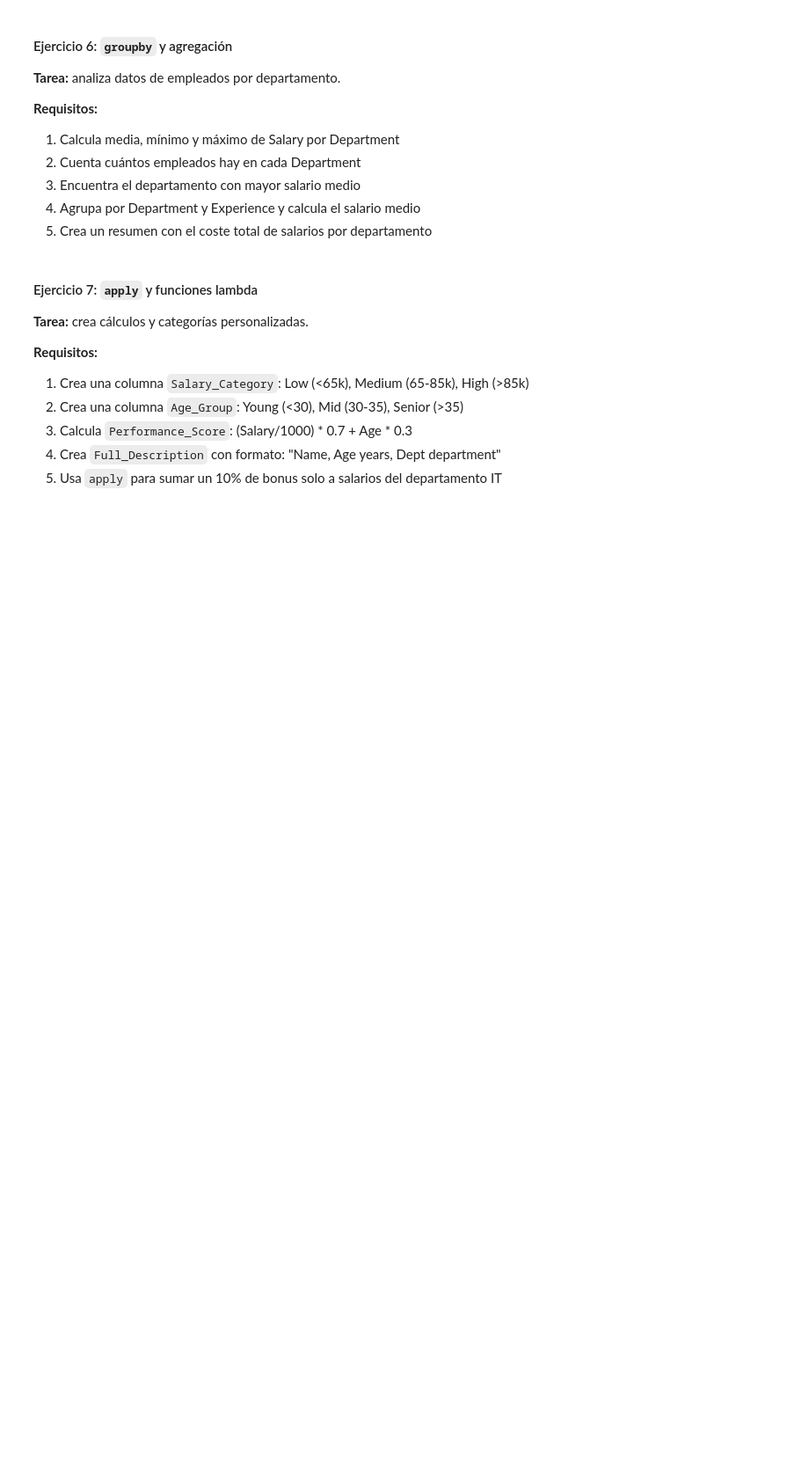
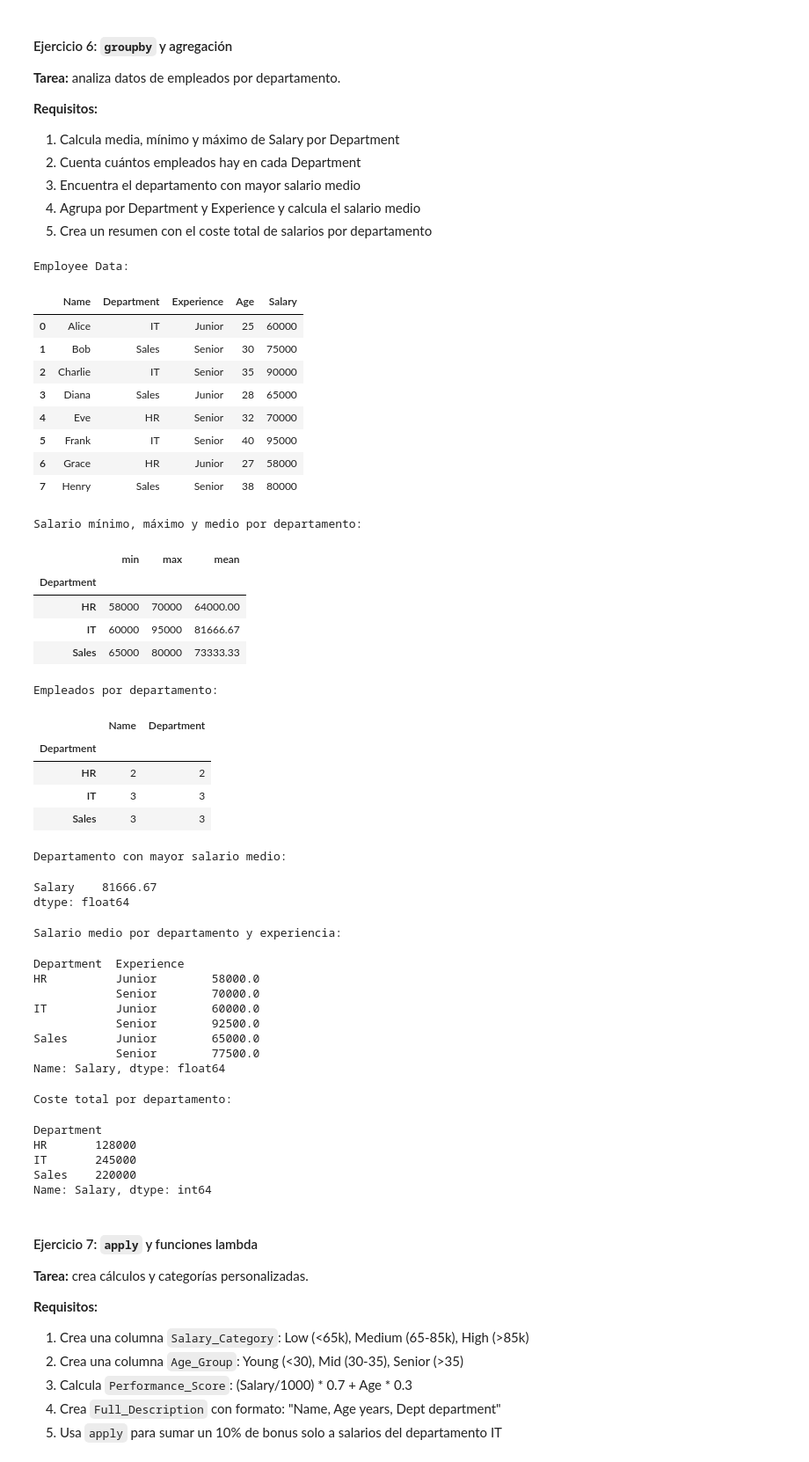
Before and after one commit to Ameisin/ejercicios_bootcamp, a Jupyter notebook: Sprint_03/Unidad_02_Pandas_lectura_escritura_ficheros/04_Practica_Obligatoria/Practica_Obligatoria_Pandas.ipynb, the cells around one changed output. Shown at 88% size. Cells and saved outputs as stored; diff of their text form; code cells hidden in the pictures; blank space fills up the shorter version.

```diff
--- a/Sprint_03/Unidad_02_Pandas_lectura_escritura_ficheros/04_Practica_Obligatoria/Practica_Obligatoria_Pandas.ipynb
+++ b/Sprint_03/Unidad_02_Pandas_lectura_escritura_ficheros/04_Practica_Obligatoria/Practica_Obligatoria_Pandas.ipynb
@@ -190,24 +330,70 @@ print(f"Porcentaje de datos faltantes por categoría:\n {missing_data.round(1)}"
 # %%
 # Ejercicio 6: datos de ejemplo
 employees_full = pd.DataFrame({
     'Name': ['Alice', 'Bob', 'Charlie', 'Diana', 'Eve', 'Frank', 'Grace', 'Henry'],
     'Department': ['IT', 'Sales', 'IT', 'Sales', 'HR', 'IT', 'HR', 'Sales'],
     'Experience': ['Junior', 'Senior', 'Senior', 'Junior', 'Senior', 'Senior', 'Junior', 'Senior'],
     'Age': [25, 30, 35, 28, 32, 40, 27, 38],
     'Salary': [60000, 75000, 90000, 65000, 70000, 95000, 58000, 80000]
 })
 
 print("Employee Data:")
-print(employees_full)
+display(employees_full)
 
 # TODO: Perform group by operations and analysis
 dept_groups = employees_full.groupby("Department")
-print(f"Salario mínimo, máximo y medio por departamento:\n {dept_groups["Salary"].agg(["min","max","mean"]).round(2)}")
-print(f"Empleados por departamento:\n {dept_groups[["Name","Department"]].count()}")
-print(f"Departamento con mayor salario medio:\n {employees_full[["Salary","Department"]].groupby(["Department"]).mean().max().round(2)}")
+print("Salario mínimo, máximo y medio por departamento:")
+display(dept_groups["Salary"].agg(["min","max","mean"]).round(2))
+print("Empleados por departamento:")
+display(dept_groups[["Name","Department"]].count())
+print("Departamento con mayor salario medio:")
+display(employees_full[["Salary","Department"]].groupby(["Department"]).mean().max().round(2))
 dept_exp_groups = employees_full.groupby(["Department","Experience"])
-print(f"Salario medio por departamento y experiencia:\n {dept_exp_groups["Salary"].mean()}")
-print(f"Coste total por departamento:\n {dept_groups['Salary'].sum()}")
+print("Salario medio por departamento y experiencia:")
+display(dept_exp_groups["Salary"].mean())
+print("Coste total por departamento:")
+display(dept_groups['Salary'].sum())
+# %% [output]
+Employee Data:
+|  | Name | Department | Experience | Age | Salary |
+| 0 | Alice | IT | Junior | 25 | 60000 |
+| 1 | Bob | Sales | Senior | 30 | 75000 |
+| 2 | Charlie | IT | Senior | 35 | 90000 |
+| 3 | Diana | Sales | Junior | 28 | 65000 |
+| 4 | Eve | HR | Senior | 32 | 70000 |
+| 5 | Frank | IT | Senior | 40 | 95000 |
+| 6 | Grace | HR | Junior | 27 | 58000 |
+| 7 | Henry | Sales | Senior | 38 | 80000 |
+Salario mínimo, máximo y medio por departamento:
+|  | min | max | mean |
+| Department |  |  |  |
+| HR | 58000 | 70000 | 64000.00 |
+| IT | 60000 | 95000 | 81666.67 |
+| Sales | 65000 | 80000 | 73333.33 |
+Empleados por departamento:
+|  | Name | Department |
+| Department |  |  |
+| HR | 2 | 2 |
+| IT | 3 | 3 |
+| Sales | 3 | 3 |
+Departamento con mayor salario medio:
+Salary    81666.67
+dtype: float64
+Salario medio por departamento y experiencia:
+Department  Experience
+HR          Junior        58000.0
+            Senior        70000.0
+IT          Junior        60000.0
+            Senior        92500.0
+Sales       Junior        65000.0
+            Senior        77500.0
+Name: Salary, dtype: float64
+Coste total por departamento:
+Department
+HR       128000
+IT       245000
+Sales    220000
+Name: Salary, dtype: int64
 # %% [markdown]
 #### Ejercicio 7: `apply` y funciones lambda
 
```
Also changed, not shown: parts of 7 cells of this notebook.
